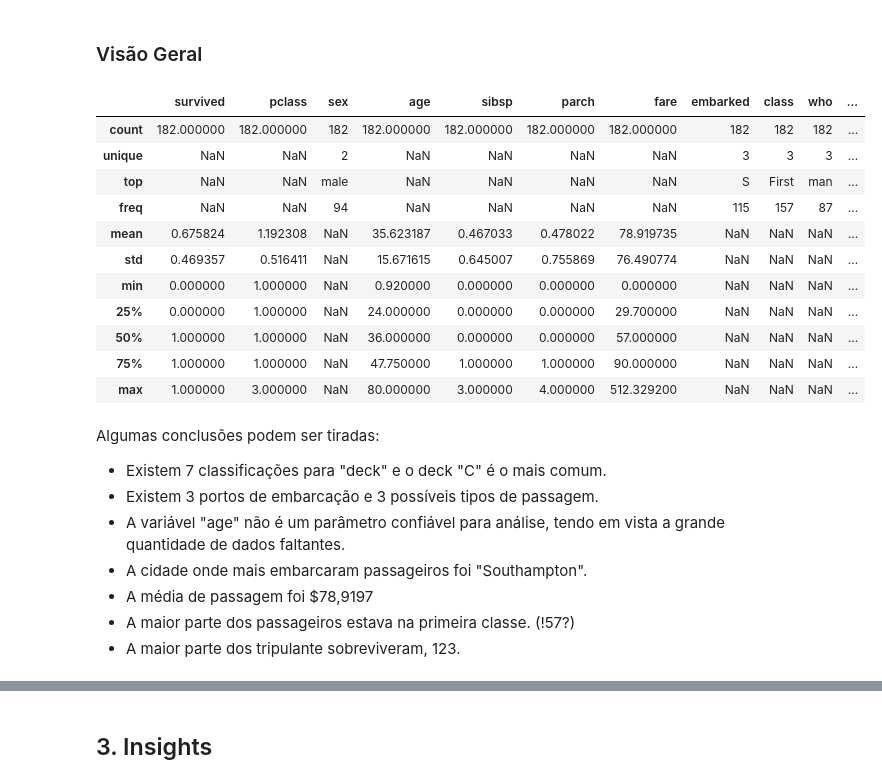
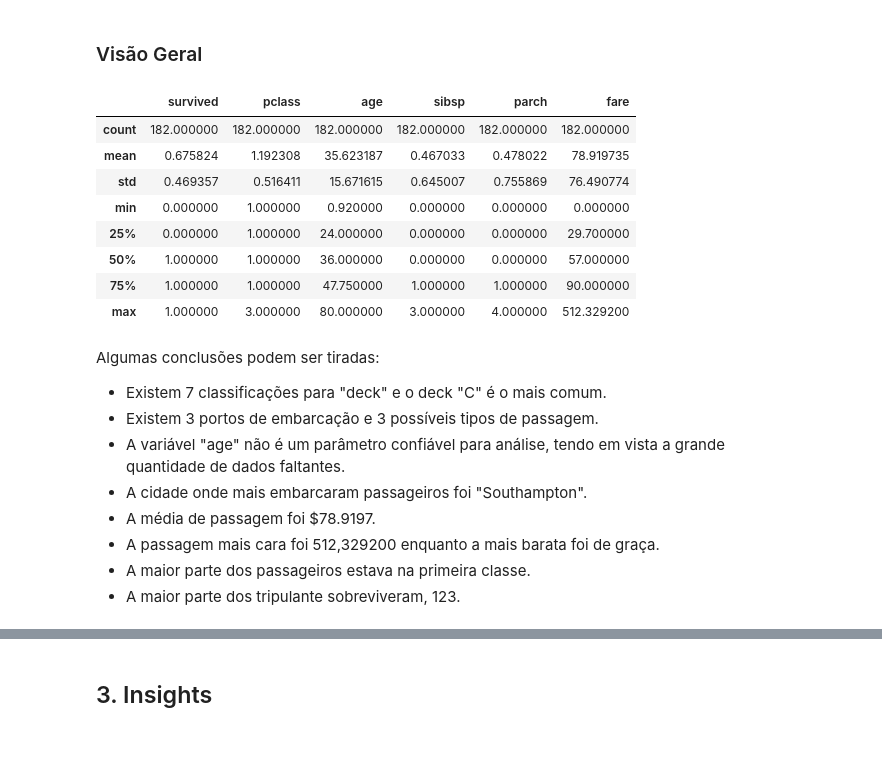
Before and after one commit to Dias04404/avanti-bootcamp-cdd, a Jupyter notebook: notebooks/01-exploratory_data_analysis.ipynb, the cells around one changed output, grey strips where cells are left out. Saved outputs shown, nothing was run; the diff lists cells and outputs as text; code cells hidden in the pictures; blank space fills up the shorter version.

```diff
--- a/notebooks/01-exploratory_data_analysis.ipynb
+++ b/notebooks/01-exploratory_data_analysis.ipynb
@@ -244,20 +254,17 @@ Assim podemos obervar que temos um total de 869 dados faltantes, principalmente
 # %% [markdown]
 ### Visão Geral
 # %%
-df.describe(include='all')
+df.describe()
 # %% [output]
-|  | survived | pclass | sex | age | sibsp | parch | fare | embarked | class | who | ... |
-| count | 182.000000 | 182.000000 | 182 | 182.000000 | 182.000000 | 182.000000 | 182.000000 | 182 | 182 | 182 | ... |
-| unique | NaN | NaN | 2 | NaN | NaN | NaN | NaN | 3 | 3 | 3 | ... |
-| top | NaN | NaN | male | NaN | NaN | NaN | NaN | S | First | man | ... |
-| freq | NaN | NaN | 94 | NaN | NaN | NaN | NaN | 115 | 157 | 87 | ... |
-| mean | 0.675824 | 1.192308 | NaN | 35.623187 | 0.467033 | 0.478022 | 78.919735 | NaN | NaN | NaN | ... |
-| std | 0.469357 | 0.516411 | NaN | 15.671615 | 0.645007 | 0.755869 | 76.490774 | NaN | NaN | NaN | ... |
-| min | 0.000000 | 1.000000 | NaN | 0.920000 | 0.000000 | 0.000000 | 0.000000 | NaN | NaN | NaN | ... |
-| 25% | 0.000000 | 1.000000 | NaN | 24.000000 | 0.000000 | 0.000000 | 29.700000 | NaN | NaN | NaN | ... |
-| 50% | 1.000000 | 1.000000 | NaN | 36.000000 | 0.000000 | 0.000000 | 57.000000 | NaN | NaN | NaN | ... |
-| 75% | 1.000000 | 1.000000 | NaN | 47.750000 | 1.000000 | 1.000000 | 90.000000 | NaN | NaN | NaN | ... |
-| max | 1.000000 | 3.000000 | NaN | 80.000000 | 3.000000 | 4.000000 | 512.329200 | NaN | NaN | NaN | ... |
+|  | survived | pclass | age | sibsp | parch | fare |
+| count | 182.000000 | 182.000000 | 182.000000 | 182.000000 | 182.000000 | 182.000000 |
+| mean | 0.675824 | 1.192308 | 35.623187 | 0.467033 | 0.478022 | 78.919735 |
+| std | 0.469357 | 0.516411 | 15.671615 | 0.645007 | 0.755869 | 76.490774 |
+| min | 0.000000 | 1.000000 | 0.920000 | 0.000000 | 0.000000 | 0.000000 |
+| 25% | 0.000000 | 1.000000 | 24.000000 | 0.000000 | 0.000000 | 29.700000 |
+| 50% | 1.000000 | 1.000000 | 36.000000 | 0.000000 | 0.000000 | 57.000000 |
+| 75% | 1.000000 | 1.000000 | 47.750000 | 1.000000 | 1.000000 | 90.000000 |
+| max | 1.000000 | 3.000000 | 80.000000 | 3.000000 | 4.000000 | 512.329200 |
 # %% [markdown]
 Algumas conclusões podem ser tiradas:
 
@@ -265,6 +272,7 @@ Algumas conclusões podem ser tiradas:
 - Existem 3 portos de embarcação e 3 possíveis tipos de passagem.
 - A variável "age" não é um parâmetro confiável para análise, tendo em vista a grande quantidade de dados faltantes.
 - A cidade onde mais embarcaram passageiros foi "Southampton".
-- A média de passagem foi $78,9197
-- A maior parte dos passageiros estava na primeira classe. (!57?)
+- A média de passagem foi $78.9197.
+- A passagem mais cara foi 512,329200 enquanto a mais barata foi de graça.
+- A maior parte dos passageiros estava na primeira classe.
 - A maior parte dos tripulante sobreviveram, 123.
```
Also changed, not shown: parts of 28 cells of this notebook, 1 other file.
